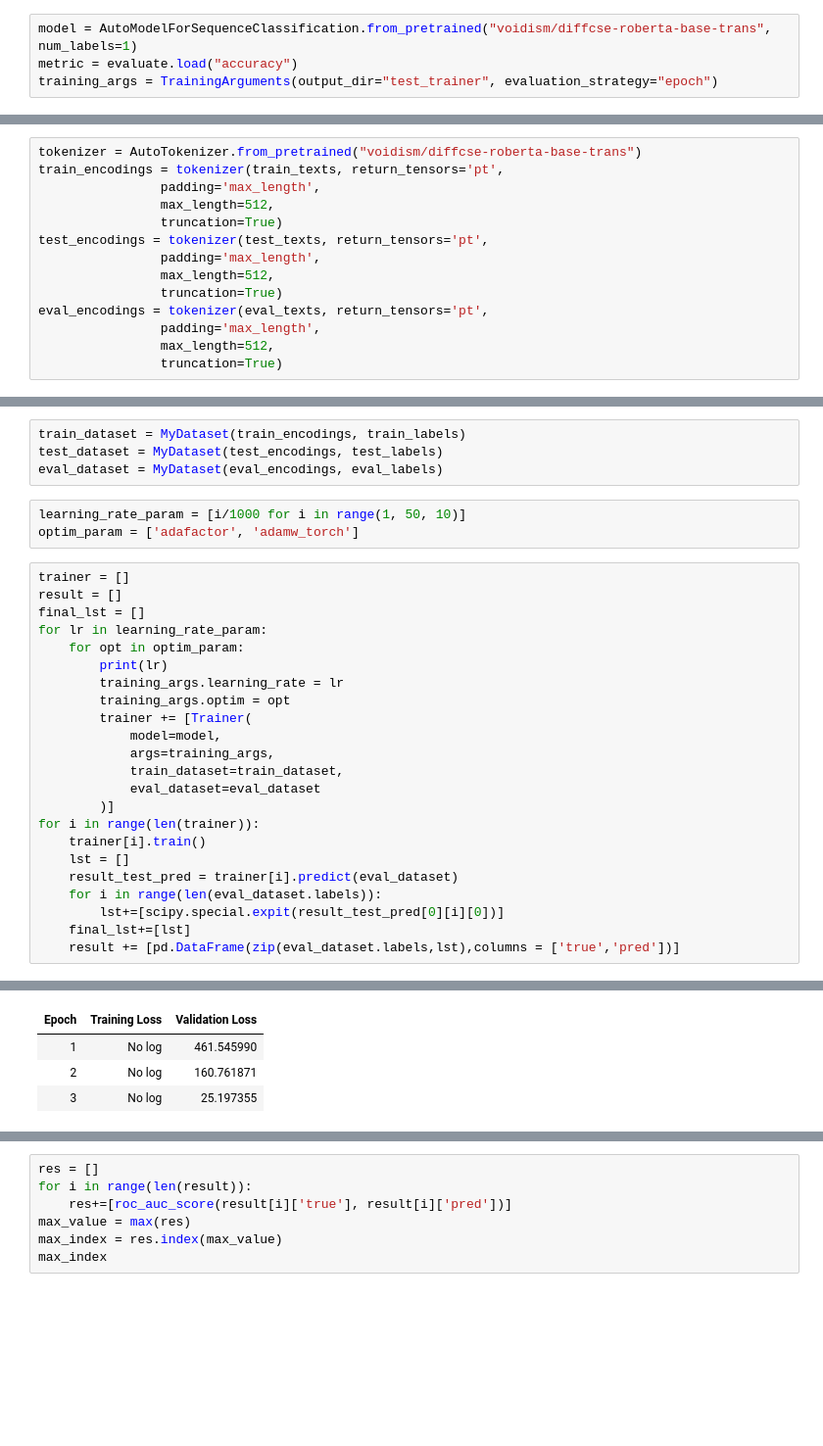
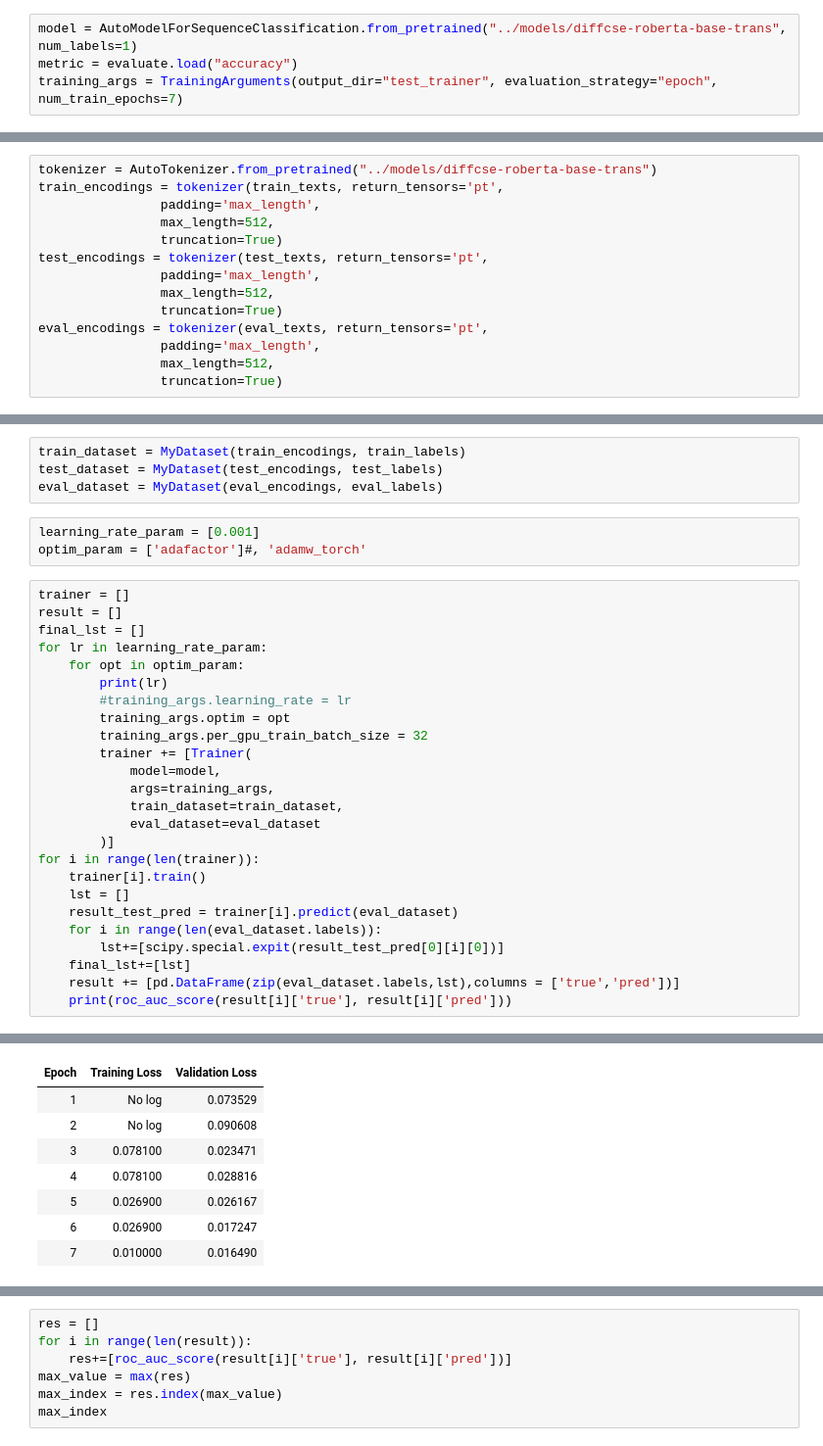
Before and after one commit to RaguzovaTatyana/nlp_diploma, a Jupyter notebook: en_generating/en_generating.ipynb, the cells around one changed output, grey strips where cells are left out. Shown: that part at 98% size. Saved outputs shown, nothing was run; the diff lists cells and outputs as text; blank space fills up the shorter version.

```diff
--- a/en_generating/en_generating.ipynb
+++ b/en_generating/en_generating.ipynb
@@ -15,7 +15,7 @@ import matplotlib.pyplot as plt
 import seaborn as sns
 import scipy
 # %%
-model = AutoModelForSequenceClassification.from_pretrained("voidism/diffcse-roberta-base-trans", num_labels=1)
+model = AutoModelForSequenceClassification.from_pretrained("../models/diffcse-roberta-base-trans", num_labels=1)
 metric = evaluate.load("accuracy")
-training_args = TrainingArguments(output_dir="test_trainer", evaluation_strategy="epoch")
+training_args = TrainingArguments(output_dir="test_trainer", evaluation_strategy="epoch", num_train_epochs=7)
 # %% [output]
@@ -82,7 +70,7 @@ train_texts, train_labels = dataset_train['text'].tolist(),dataset_train['label'
 test_texts, test_labels = dataset_test['text'].tolist(),dataset_test['label'].tolist()
 eval_texts, eval_labels = dataset_eval['text'].tolist(),dataset_eval['label'].tolist()
 # %%
-tokenizer = AutoTokenizer.from_pretrained("voidism/diffcse-roberta-base-trans")
+tokenizer = AutoTokenizer.from_pretrained("../models/diffcse-roberta-base-trans")
 train_encodings = tokenizer(train_texts, return_tensors='pt',
                 padding='max_length',
                 max_length=512,
@@ -113,8 +101,8 @@ train_dataset = MyDataset(train_encodings, train_labels)
 test_dataset = MyDataset(test_encodings, test_labels)
 eval_dataset = MyDataset(eval_encodings, eval_labels)
 # %%
-learning_rate_param = [i/1000 for i in range(1, 50, 10)]
-optim_param = ['adafactor', 'adamw_torch']
+learning_rate_param = [0.001]
+optim_param = ['adafactor']#, 'adamw_torch'
 # %%
 trainer = []
 result = []
@@ -122,8 +110,9 @@ final_lst = []
 for lr in learning_rate_param:
     for opt in optim_param:
         print(lr)
-        training_args.learning_rate = lr
+        #training_args.learning_rate = lr
         training_args.optim = opt
+        training_args.per_gpu_train_batch_size = 32
         trainer += [Trainer(
             model=model,
             args=training_args,
@@ -138,4 +127,5 @@ for i in range(len(trainer)):
         lst+=[scipy.special.expit(result_test_pred[0][i][0])]
     final_lst+=[lst]
     result += [pd.DataFrame(zip(eval_dataset.labels,lst),columns = ['true','pred'])]
+    print(roc_auc_score(result[i]['true'], result[i]['pred']))
 # %% [output]
@@ -155,4 +137,8 @@ for i in range(len(trainer)):
 | Epoch | Training Loss | Validation Loss |
-| 1 | No log | 461.545990 |
-| 2 | No log | 160.761871 |
-| 3 | No log | 25.197355 |
+| 1 | No log | 0.073529 |
+| 2 | No log | 0.090608 |
+| 3 | 0.078100 | 0.023471 |
+| 4 | 0.078100 | 0.028816 |
+| 5 | 0.026900 | 0.026167 |
+| 6 | 0.026900 | 0.017247 |
+| 7 | 0.010000 | 0.016490 |
```
Also changed, not shown: parts of 10 cells of this notebook.
